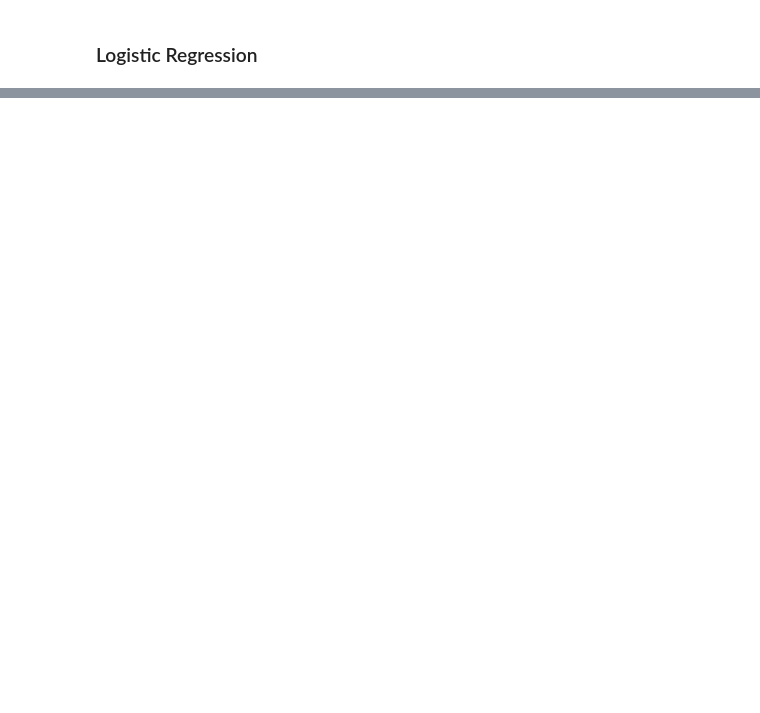
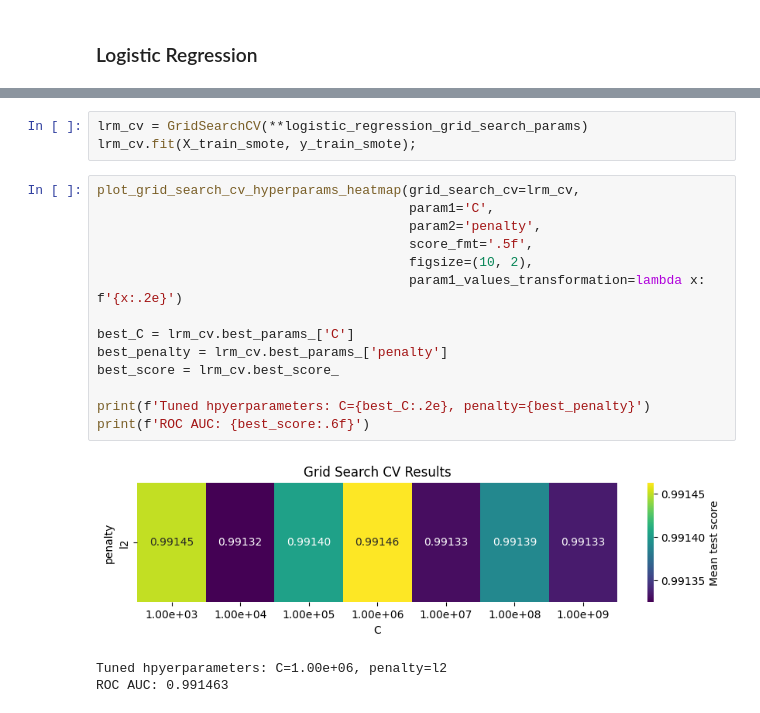
Before and after one commit to k-kalita/credit-card-fraud-detection, a Jupyter notebook: credit_card_fraud_detection.ipynb, the cells around one changed output, grey strips where cells are left out. Cells and saved outputs as stored; diff of their text form; blank space fills up the shorter version.

```diff
--- a/credit_card_fraud_detection.ipynb
+++ b/credit_card_fraud_detection.ipynb
@@ -195,3 +237,24 @@ Accuracy: 0.9914631525754598
+# %%
+lrm_cv = GridSearchCV(**logistic_regression_grid_search_params)
+lrm_cv.fit(X_train_smote, y_train_smote);
+# %%
+plot_grid_search_cv_hyperparams_heatmap(grid_search_cv=lrm_cv,
+                                        param1='C',
+                                        param2='penalty',
+                                        score_fmt='.5f',
+                                        figsize=(10, 2),
+                                        param1_values_transformation=lambda x: f'{x:.2e}')
+
+best_C = lrm_cv.best_params_['C']
+best_penalty = lrm_cv.best_params_['penalty']
+best_score = lrm_cv.best_score_
+
+print(f'Tuned hpyerparameters: C={best_C:.2e}, penalty={best_penalty}')
+print(f'ROC AUC: {best_score:.6f}')
+# %% [output]
+[figure, added]
+Tuned hpyerparameters: C=1.00e+06, penalty=l2
+ROC AUC: 0.991463
 # %%
 lrm_tuned = LogisticRegression(penalty=lrm_cv.best_params_['penalty'],
                                C=lrm_cv.best_params_['C'],
```
Also changed, not shown: parts of 13 cells of this notebook.
